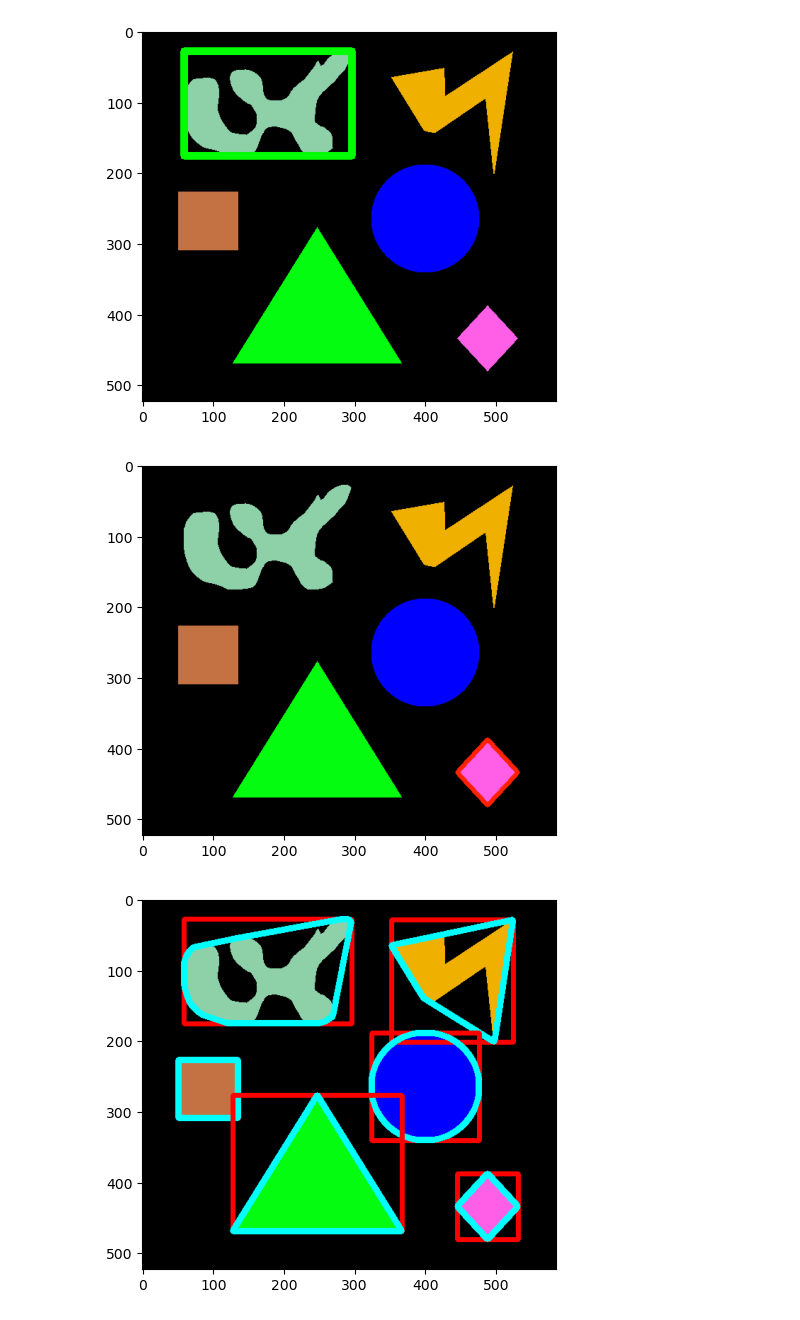
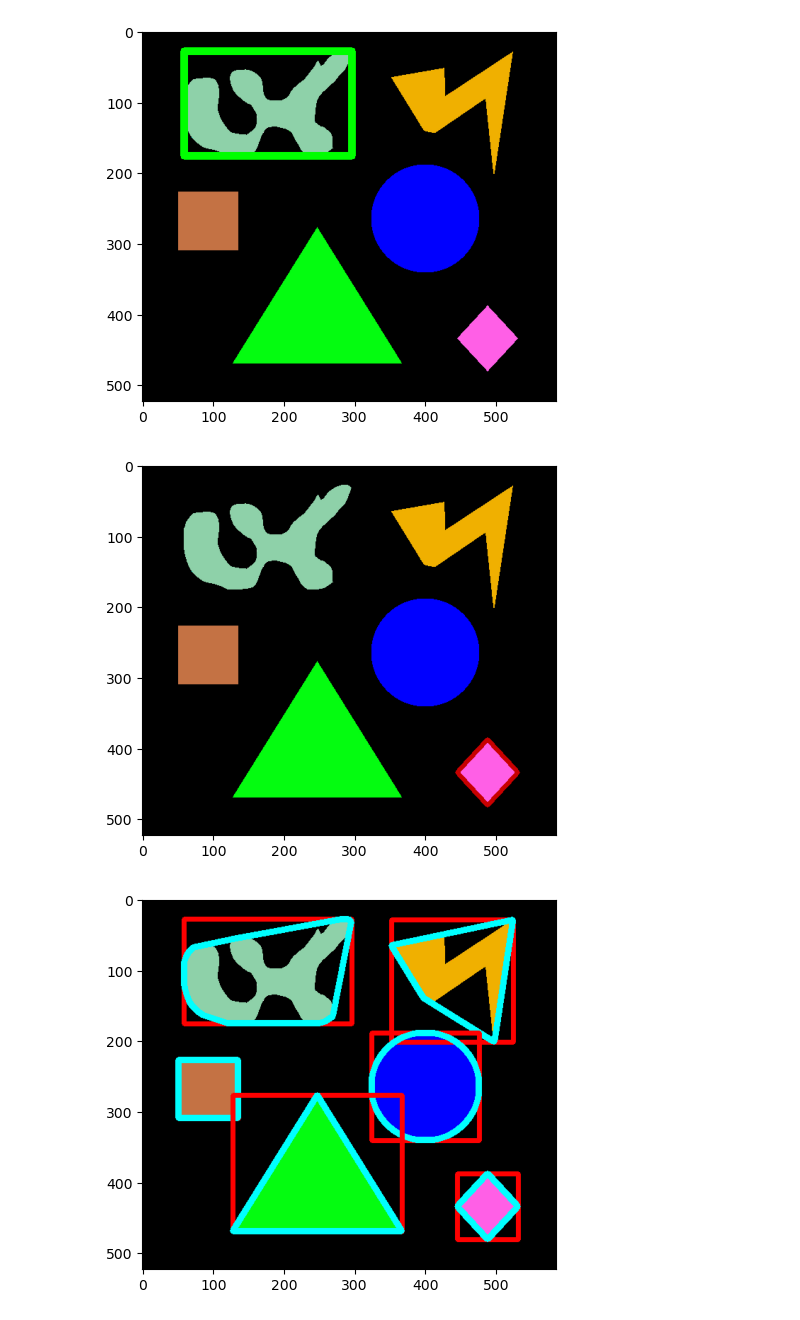
Before and after one commit to alexis77710/machine-learning-introduccion, a Jupyter notebook: formas.ipynb, the cells around one changed output. Saved outputs shown, nothing was run; the diff lists cells and outputs as text; code cells hidden in the pictures.

```diff
--- a/formas.ipynb
+++ b/formas.ipynb
@@ -68,19 +68,19 @@ plt.show()
 # %%
 # Y la convex hull image
 from skimage.morphology import convex_hull_image
 
 convex_image = convex_hull_image(objeto)
 convex_image = convex_image.astype('uint8')
 # plt.imshow(convex_image, cmap='gray')
 # plt.show()
 
 conts,_ = cv2.findContours(convex_image, cv2.RETR_TREE, cv2.CHAIN_APPROX_SIMPLE) # Encontramos los contornos en una máscara
-imagen = cv2.drawContours(img.copy(), conts, -1, (255,33,0), 5) # Dibujamos los contornos
+imagen = cv2.drawContours(img.copy(), conts, -1, (200,0,0), 5) # Dibujamos los contornos
 
 plt.imshow(imagen, cmap='gray')
 plt.show()
 # %% [output]
-[figure, old version]
+[figure, new version]
 # %%
 # Repetimos el proceso completo para todos los objetos de la imagen
 imagen = img.copy()
```
Also changed, not shown: 2 other files.
